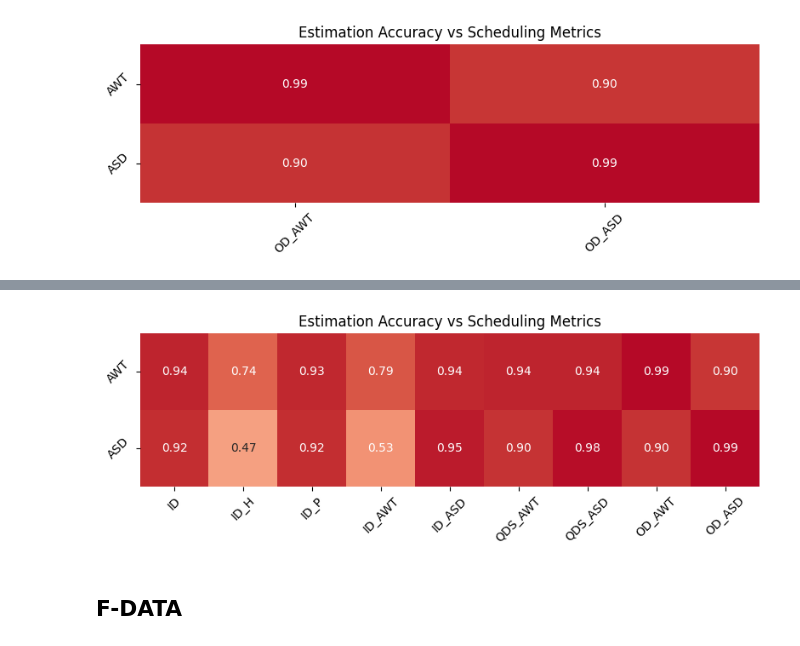
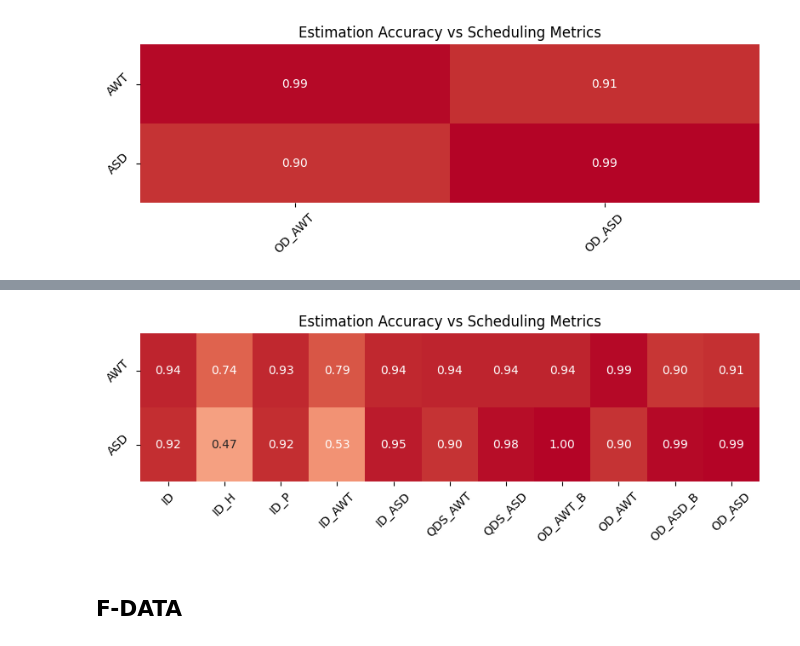
Before and after one commit to davide-leone/duration-prediction-accuracy-vs-scheduling-performance, a Jupyter notebook: 3 - Metric Analysis/3 - ALL_H - scheduling_aware_metrics_analysis.ipynb, the cells around one changed output, grey strips where cells are left out. Cells and saved outputs as stored; diff of their text form; code cells hidden in the pictures.

```diff
--- a/3 - Metric Analysis/3 - ALL_H - scheduling_aware_metrics_analysis.ipynb
+++ b/3 - Metric Analysis/3 - ALL_H - scheduling_aware_metrics_analysis.ipynb
@@ -200,7 +200,10 @@ df = pd.DataFrame(
         "QDS_AWT": [273.00375705837894, 0, 166.62085410821103, 83.32297583903282, 145.57673740592583, 184.37167874396133, 64.53242407738523],
         "QDS_ASD": [702.3525276777378, 0, 280.8931387391752, 70.11915305205642, 190.21002214839424, 347.68591023365866, 16.144317364407996],
         "OD_AWT": [13670321366.891727, 0, 9067754712.030313, 3824809917.56146, 6984906460.809319, 5029306264.587075, 157513532.69291624],
-        "OD_ASD": [186733255.73853943, 0, 47586779.81052523, 3983798.6956302808, 13496765.964073623, 50433964.39132699, 133570.55071721462]
+        "OD_AWT_B": [75039870.61117315, 0, 32727336.945395563, 7249595.565649972, 14060991.40223749, 29195872.980270796, 664728.625736671],
+        "OD_ASD": [192623207.93555355, 0, 55038567.743822284, 6114408.21992797, 18342627.384347253, 54917717.82060119, 173903.50931286643],
+        "OD_ASD_B": [186733255.73853943, 0, 47586779.81052523, 3983798.6956302808, 13496765.964073623, 50433964.39132699, 133570.55071721462],
+
     }
 )
 
@@ -213,6 +216,8 @@ df.QDS_AWT = df.QDS_AWT/max(df.QDS_AWT)
 df.QDS_ASD = df.QDS_ASD/max(df.QDS_ASD)
 df.OD_AWT = df.OD_AWT/max(df.OD_AWT)
 df.OD_ASD = df.OD_ASD/max(df.OD_ASD)
+df.OD_AWT_B = df.OD_AWT_B/max(df.OD_AWT_B)
+df.OD_ASD_B = df.OD_ASD_B/max(df.OD_ASD_B)
 
 df
 # %% [output]
@@ -255,7 +260,7 @@ plt.show()
 # %%
 corr_cols = [
     "AWT", "ASD",
-    "ID", "ID_H", "ID_P", "ID_AWT", "ID_ASD", "QDS_AWT", "QDS_ASD", "OD_AWT", "OD_ASD"
+    "ID", "ID_H", "ID_P", "ID_AWT", "ID_ASD", "QDS_AWT", "QDS_ASD", "OD_AWT_B", "OD_AWT", "OD_ASD_B", "OD_ASD"
 ]
 
 corr = df[corr_cols].corr()
@@ -268,14 +273,14 @@ corr.iloc[0:2, -9:]
 # %%
 plt.figure(figsize=(8, 3))
-sns.heatmap(corr.iloc[0:2, -9:], annot=True, cmap="coolwarm", fmt=".2f", cbar=False, vmin=-1, vmax=1)
+sns.heatmap(corr.iloc[0:2, -11:], annot=True, cmap="coolwarm", fmt=".2f", cbar=False, vmin=-1, vmax=1)
 plt.tick_params(axis='x', labelrotation=45)
 plt.tick_params(axis='y', labelrotation=45)
 plt.title("Estimation Accuracy vs Scheduling Metrics")
 plt.tight_layout()
 # plt.savefig("images/1800x980/correlation_ASDched_aware_M2.png", dpi=300)
 plt.show()
 # %% [output]
-[figure, old version]
+[figure, new version]
 # %% [markdown]
 ## F-DATA
 # %% [markdown]
```
Also changed, not shown: parts of 7 cells of this notebook, 2 other files.
